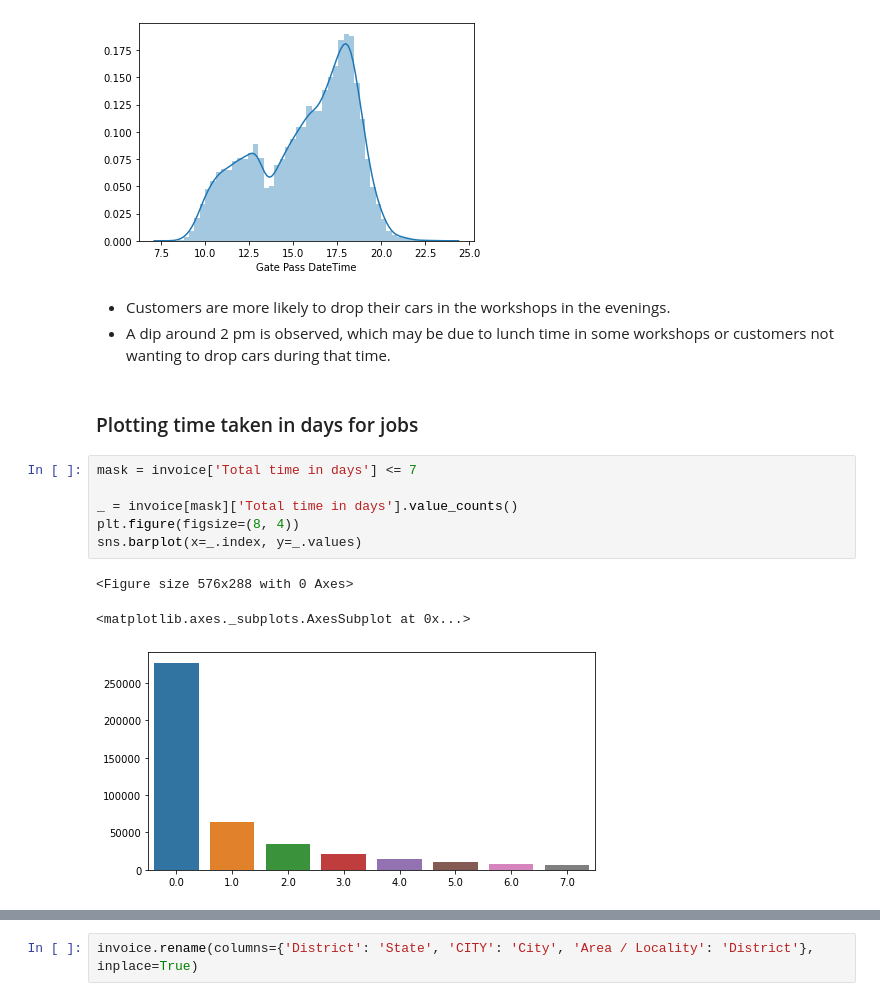
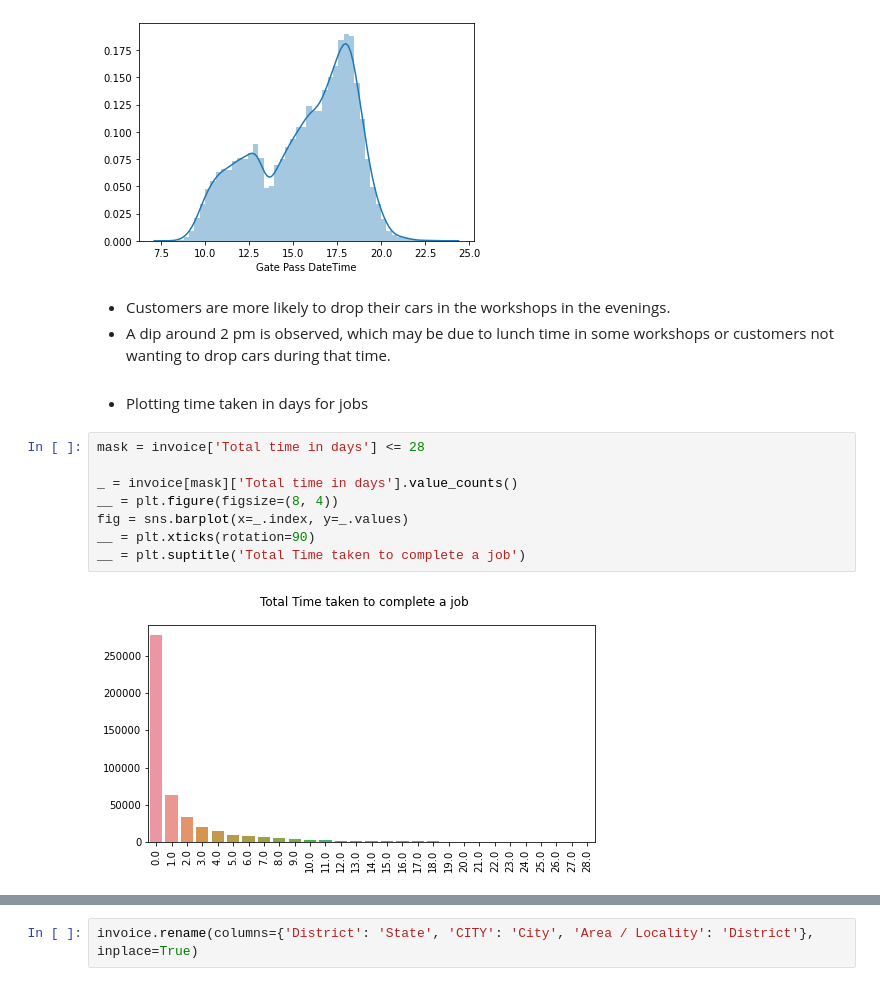
Before and after one commit to aditya-jagdev/Mahindra-First-Choice-Data-Analysis, a Jupyter notebook: 1. Data Cleaning and Feature Engineering.ipynb, the cells around one changed output, grey strips where cells are left out. Cells and saved outputs as stored; diff of their text form.

```diff
--- a/1. Data Cleaning and Feature Engineering.ipynb
+++ b/1. Data Cleaning and Feature Engineering.ipynb
@@ -832,15 +718,15 @@ sns.distplot(invoice[mask]['Gate Pass DateTime'].apply(lambda x: get_seconds(x)/
 # %% [markdown]
 * Customers are more likely to drop their cars in the workshops in the evenings.
 * A dip around 2 pm is observed, which may be due to lunch time in some workshops or customers not wanting to drop cars during that time.
+<br><br>
+* Plotting time taken in days for jobs
-# %% [markdown]
-### Plotting time taken in days for jobs
 # %%
-mask = invoice['Total time in days'] <= 7
+mask = invoice['Total time in days'] <= 28
 
 _ = invoice[mask]['Total time in days'].value_counts()
-plt.figure(figsize=(8, 4))
-sns.barplot(x=_.index, y=_.values)
+__ = plt.figure(figsize=(8, 4))
+fig = sns.barplot(x=_.index, y=_.values)
+__ = plt.xticks(rotation=90)
+__ = plt.suptitle('Total Time taken to complete a job')
 # %% [output]
-<Figure size 576x288 with 0 Axes>
-<matplotlib.axes._subplots.AxesSubplot at 0x...>
-[figure, old version]
+[figure, new version]
```
Also changed, not shown: parts of 111 cells of this notebook, 5 other files.
